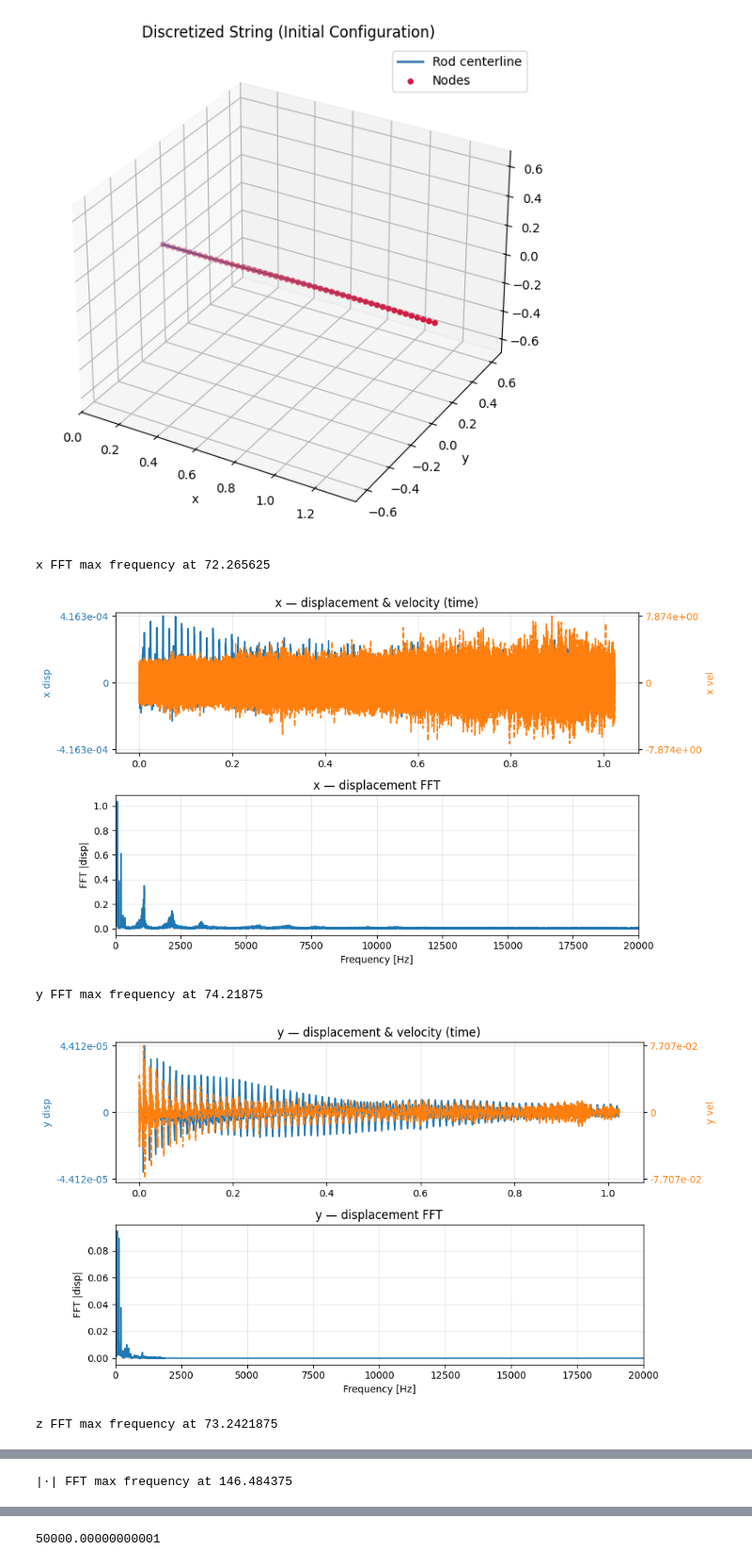
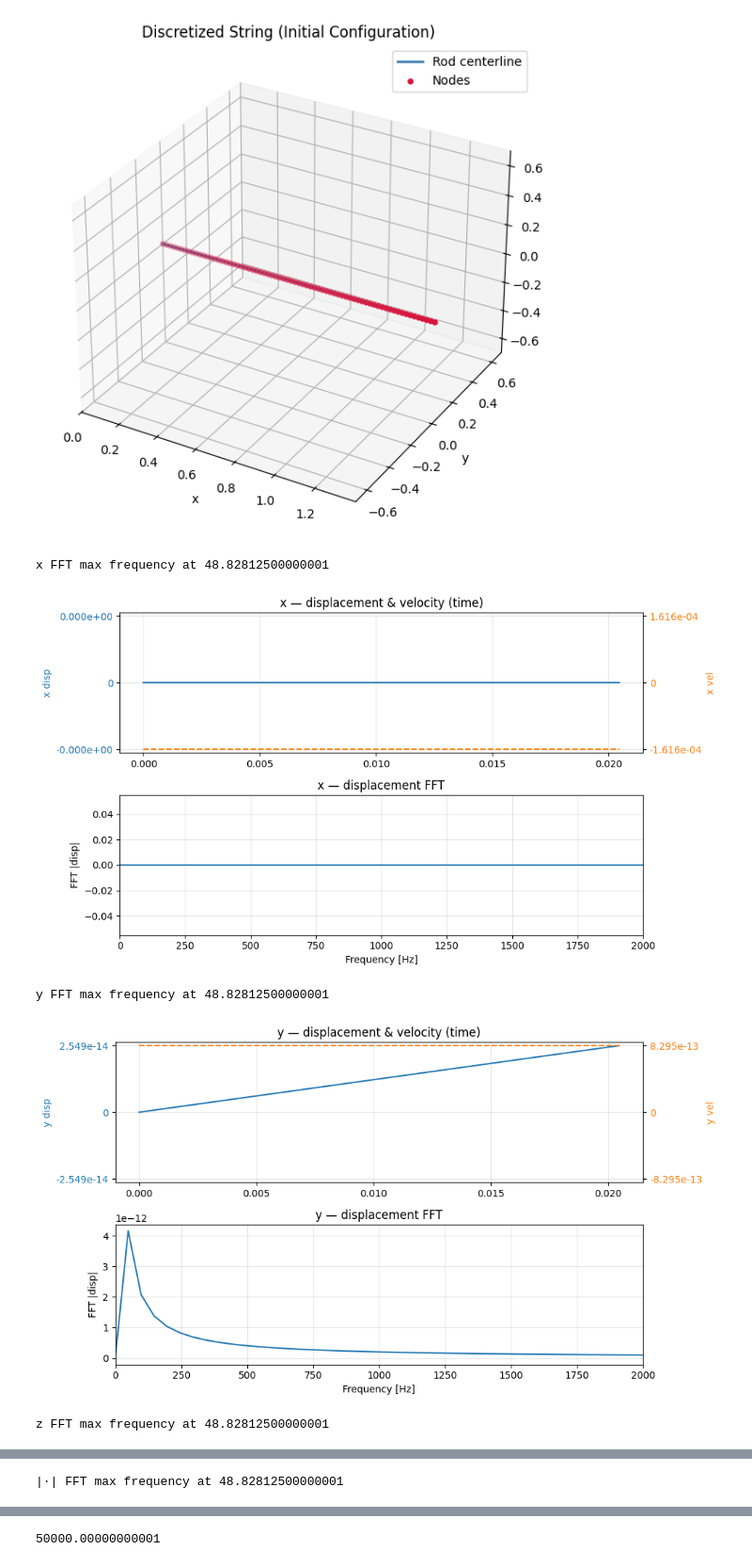
Before and after one commit to sebastian-stubenvoll/wgpu-string-fdm, a Jupyter notebook: Cosserat.ipynb, the cells around one changed output, grey strips where cells are left out. Shown at 94% size. Saved outputs shown, nothing was run; the diff lists cells and outputs as text; code cells hidden in the pictures.

```diff
--- a/Cosserat.ipynb
+++ b/Cosserat.ipynb
@@ -270,10 +419,10 @@ Discrete string has 50 nodes
 # %%
 duration = 0.1 #seconds
-sample_rate = 50000
+sample_rate = 50000 #Hz
 chunk_size = 512
 
-dt = 5e-8
+dt = 4e-7 #seconds
 oversampling_factor = 1.0 / (dt * sample_rate)
-print(f'The appropriate oversampling factor for a target sample rate of {sample_rate} Hz at a delta t of {dt} would be {oversampling_factor}. This yields samples that are effectively {dt * oversampling_factor} seconds apart. Therefore one chunk of {chunk_size} samples is {dt * oversampling_factor * chunk_size} long. A duration of {duration} seconds would require {duration / (dt * oversampling_factor * chunk_size)} dispatches.')
+print(f'The appropriate oversampling factor for a target sample rate of {sample_rate} Hz at a delta t of {dt} seconds would be {oversampling_factor}. This yields samples that are effectively {dt * oversampling_factor} seconds apart. Therefore one chunk of {chunk_size} samples is {dt * oversampling_factor * chunk_size} seconds long. A duration of {duration} seconds would require {duration / (dt * oversampling_factor * chunk_size)} dispatches.')
 oversampling_factor = int(oversampling_factor)
 # %% [output]
@@ -291,6 +440,7 @@ sim = Simulation(
     stiffness_se = K_se,
     stiffness_bt = K_bt,
     inertia=inertia,
+    clamp_offset=0
 )
 # %%
 sim.initialize(0.0, 1)
@@ -302,7 +452,7 @@ Initializing simulation!
 node_frames = list()
 edge_frames = list()
 
-for i in range(100):
+for i in range(2):
     sim.compute()
     n, e = sim.save()
     node_frames.extend(n)
@@ -497,7 +571,7 @@ def plot_node_pos_vel_moment_fft(
     mom = np.zeros((T, 3), dtype=np.float32)
 
     for t in range(T):
-        p, v, m = nodes_history[t][node_index]
+        p, v, m, _ = nodes_history[t][node_index]
         pos[t] = p - pos0   # displacement only
         vel[t] = v
         mom[t] = m          # absolute moment
@@ -600,20 +674,24 @@ def plot_node_pos_vel_moment_fft(
         axf.set_title(f"{label} — displacement FFT")
 
         # Limit FFT plot to 20 kHz
-        axf.set_xlim(0, 20000)  # Limit frequency to 20kHz
+        axf.set_xlim(0, 2000)  # Limit frequency to 20kHz
         axf.grid(True, alpha=0.3)
+        #for i in range(1,20):
+            #axf.axvline(x=i*78.125, color='red', linestyle='--', linewidth=2)
+
+
 
         plt.tight_layout()
         timestamp = datetime.now().strftime("%Y-%m-%d_%H-%M-%S")
         filename = f"{timestamp}.png"
 
-        #plt.savefig(filename, dpi=300, bbox_inches="tight")
+        plt.savefig(filename, dpi=300, bbox_inches="tight")
         plt.show()
 # %%
-plot_node_pos_vel_moment_fft(node_frames, nodes, dt, oversampling_factor, node_index=40)
+plot_node_pos_vel_moment_fft(node_frames[:], nodes, dt, oversampling_factor, node_index=20)
 # %% [output]
-x FFT max frequency at 72.265625
+x FFT max frequency at 48.82812500000001
-[figure, old version]
+[figure, new version]
-y FFT max frequency at 74.21875
+y FFT max frequency at 48.82812500000001
-[figure, old version]
+[figure, new version]
-z FFT max frequency at 73.2421875
+z FFT max frequency at 48.82812500000001
@@ -621 +699 @@ z FFT max frequency at 73.2421875
-|·| FFT max frequency at 146.484375
+|·| FFT max frequency at 48.82812500000001
```
Also changed, not shown: parts of 19 cells of this notebook, 12 other files.
